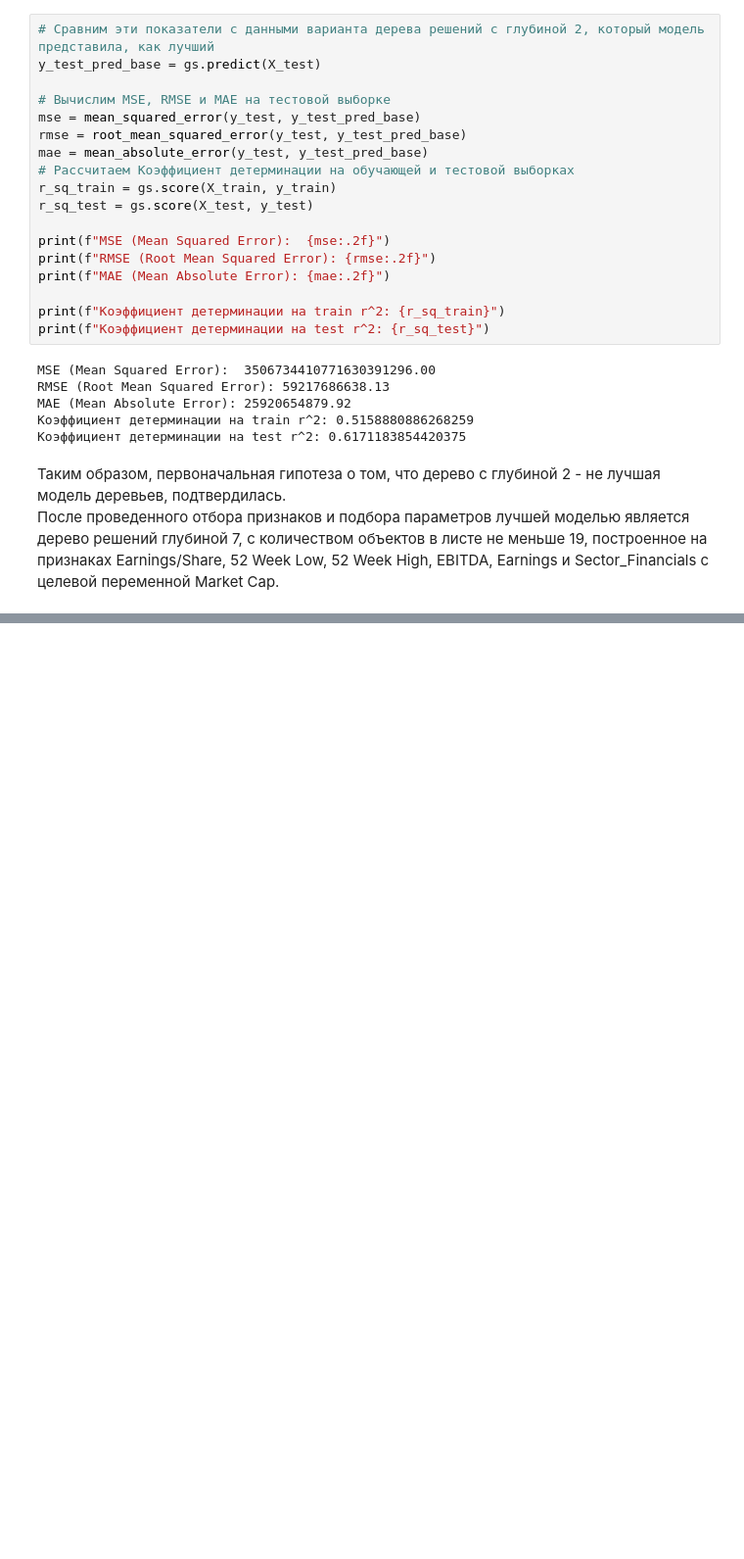
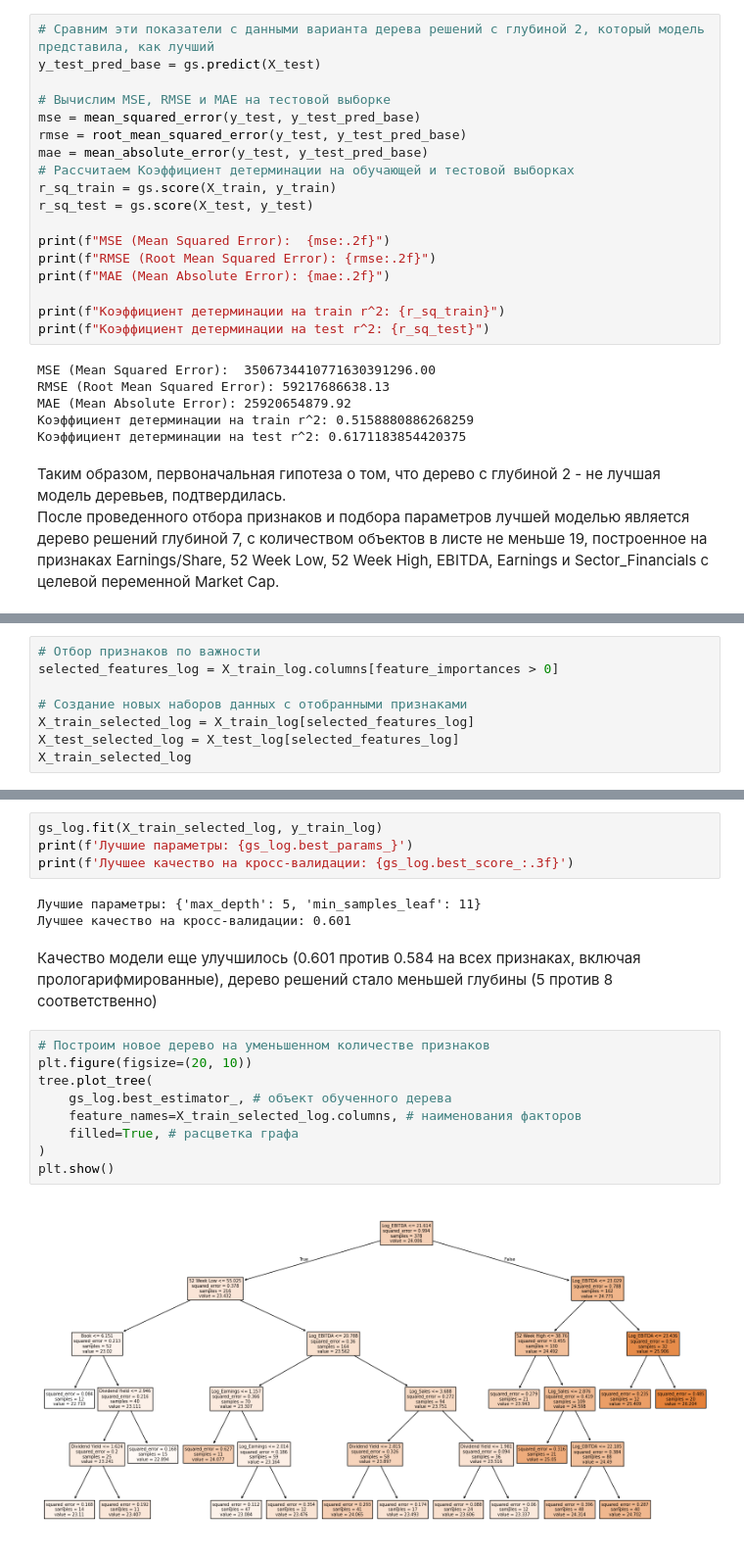
Before and after one commit to pudoff/AAI_25_Case84Report, a Jupyter notebook: 2_Decision_Tree.ipynb, the cells around one changed output, grey strips where cells are left out. Shown at 98% size. Cells and saved outputs as stored; diff of their text form; blank space fills up the shorter version.

```diff
--- a/2_Decision_Tree.ipynb
+++ b/2_Decision_Tree.ipynb
@@ -359,0 +552,8 @@ MAE (Mean Absolute Error): 25920654879.92
+# %%
+# Отбор признаков по важности
+selected_features_log = X_train_log.columns[feature_importances > 0]
+
+# Создание новых наборов данных с отобранными признаками
+X_train_selected_log = X_train_log[selected_features_log]
+X_test_selected_log = X_test_log[selected_features_log]
+X_train_selected_log
@@ -359,0 +574,20 @@ MAE (Mean Absolute Error): 25920654879.92
+# %%
+gs_log.fit(X_train_selected_log, y_train_log)
+print(f'Лучшие параметры: {gs_log.best_params_}')
+print(f'Лучшее качество на кросс-валидации: {gs_log.best_score_:.3f}')
+# %% [output]
+Лучшие параметры: {'max_depth': 5, 'min_samples_leaf': 11}
+Лучшее качество на кросс-валидации: 0.601
+# %% [markdown]
+Качество модели еще улучшилось (0.601 против 0.584 на всех признаках, включая прологарифмированные), дерево решений стало меньшей глубины (5 против 8 соответственно)
+# %%
+# Построим новое дерево на уменьшенном количестве признаков
+plt.figure(figsize=(20, 10))
+tree.plot_tree(
+    gs_log.best_estimator_, # объект обученного дерева
+    feature_names=X_train_selected_log.columns, # наименования факторов
+    filled=True, # расцветка графа
+)
+plt.show()
+# %% [output]
+[figure, added]
```
Also changed, not shown: parts of 19 cells of this notebook, 3 other files.
